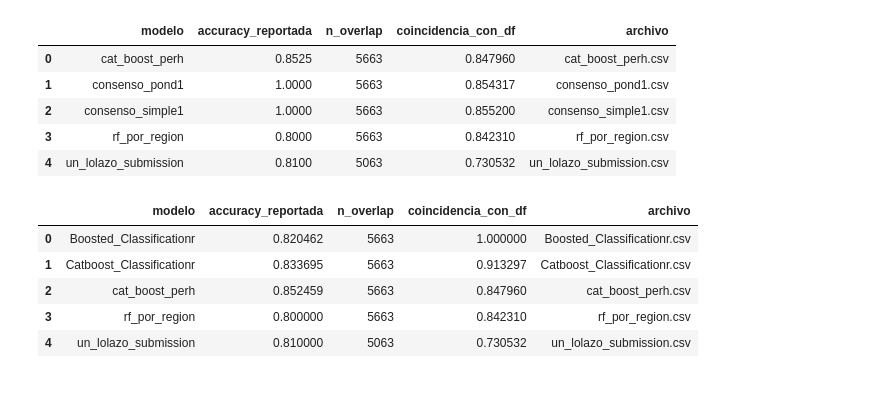
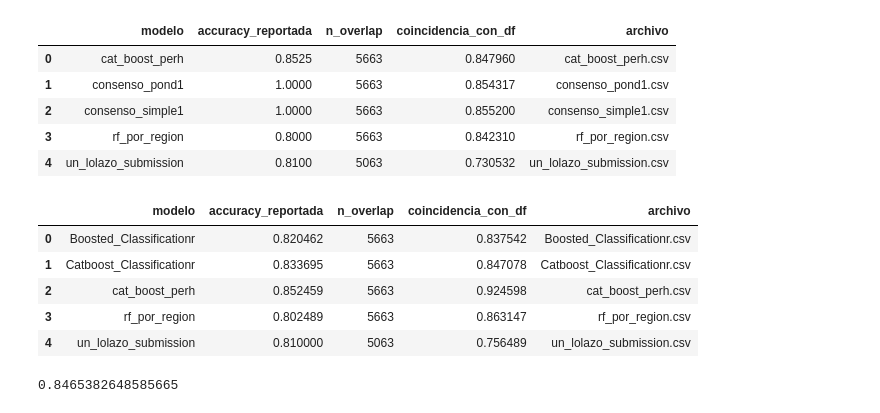
Before and after one commit to heritaco/Empilement-Tobit-CatBoost-et-interpolation-laplacienne-spatio-temporelle-pour-l-IBD-EQR, a Jupyter notebook: results/compare/comparar lo que ya tenemos.ipynb, the cells around one changed output. Cells and saved outputs as stored; diff of their text form; code cells hidden in the pictures.

```diff
--- a/results/compare/comparar lo que ya tenemos.ipynb
+++ b/results/compare/comparar lo que ya tenemos.ipynb
@@ -518,25 +518,27 @@ display(salida["resumen_modelos"])          # tabla con coincidencias por modelo
 | 3 | rf_por_region | 0.8000 | 5663 | 0.842310 | rf_por_region.csv |
 | 4 | un_lolazo_submission | 0.8100 | 5063 | 0.730532 | un_lolazo_submission.csv |
 # %%
-df_nuevo = pd.read_csv('Boosted_Classificationr.csv')
+df_nuevo = pd.read_csv('cb_t.csv')
 
 
 
 # Vector de tuplas (archivo_csv, accuracy_en_[0,1])
 modelos = [
     ("un_lolazo_submission.csv", 0.81),
     ("rf_por_region.csv", 0.802489),
     ("cat_boost_perh.csv", 0.852459),
     ("Catboost_Classificationr.csv",.833695),
     ("Boosted_Classificationr.csv",.820462)
 ]
 
 salida = evaluar_contra_modelos(df_nuevo, modelos)
 display(salida["resumen_modelos"])
+print(salida['esperado_correcto_promedio'])
 # %% [output]
 |  | modelo | accuracy_reportada | n_overlap | coincidencia_con_df | archivo |
-| 0 | Boosted_Classificationr | 0.820462 | 5663 | 1.000000 | Boosted_Classificationr.csv |
-| 1 | Catboost_Classificationr | 0.833695 | 5663 | 0.913297 | Catboost_Classificationr.csv |
-| 2 | cat_boost_perh | 0.852459 | 5663 | 0.847960 | cat_boost_perh.csv |
-| 3 | rf_por_region | 0.800000 | 5663 | 0.842310 | rf_por_region.csv |
-| 4 | un_lolazo_submission | 0.810000 | 5063 | 0.730532 | un_lolazo_submission.csv |
+| 0 | Boosted_Classificationr | 0.820462 | 5663 | 0.837542 | Boosted_Classificationr.csv |
+| 1 | Catboost_Classificationr | 0.833695 | 5663 | 0.847078 | Catboost_Classificationr.csv |
+| 2 | cat_boost_perh | 0.852459 | 5663 | 0.924598 | cat_boost_perh.csv |
+| 3 | rf_por_region | 0.802489 | 5663 | 0.863147 | rf_por_region.csv |
+| 4 | un_lolazo_submission | 0.810000 | 5063 | 0.756489 | un_lolazo_submission.csv |
+0.8465382648585665
```
Also changed, not shown: 11 other files.
